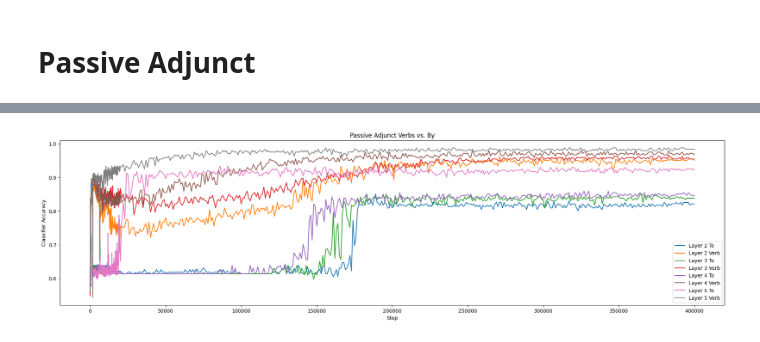
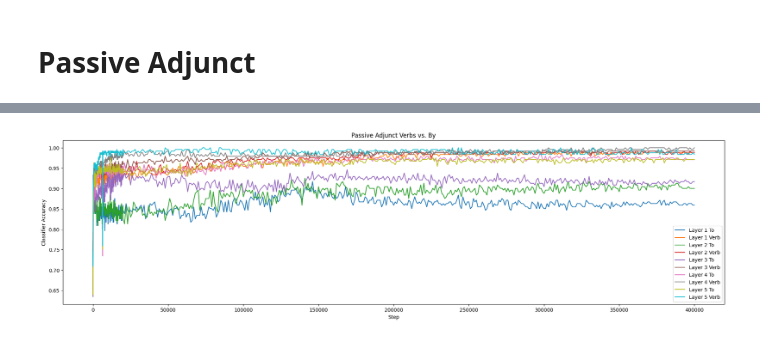
Before and after one commit to jasperjjian/abstraction, a Jupyter notebook: abstraction/analysis/plot.ipynb, the cells around one changed output, grey strips where cells are left out. Cells and saved outputs as stored; diff of their text form; code cells hidden in the pictures.

```diff
--- a/abstraction/analysis/plot.ipynb
+++ b/abstraction/analysis/plot.ipynb
@@ -18,7 +18,7 @@ def plot_training_curve(file_path, title, metric_name = "Accuracy", layers=None)
 
     plt.show()
 # %%
-def plot_pair_training_curve(target_path, dependent_path, title, metric_name = "Accuracy", layers=None):
+def plot_pair_training_curve(target_path, dependent_path, title, metric_name = "Accuracy", layers=None, x_max=None):
     df_target = pd.read_csv(target_path, sep="\t")
     df_dep = pd.read_csv(dependent_path, sep="\t")
     plt.figure(figsize=(24, 6))
@@ -28,15 +28,21 @@ def plot_pair_training_curve(target_path, dependent_path, title, metric_name = "
         if layers is not None and index not in layers:
             continue
         x_target, y_target = [int(x) for x in df_target.columns], row
+        if x_max is not None:
+            x_target = x_target[:x_max]
+            y_target = y_target[:x_max]
         spline = UnivariateSpline(x_target, y_target, s=0.1)
         y_smooth = spline(x_target)
-        plt.plot([int(x) for x in df_target.columns], row, label=f'Layer {index+1} To')
+        plt.plot(x_target, y_target, label=f'Layer {index} To')
         #plt.plot(x_target, y_smooth, label=f'Layer {index+1} Target')
 
         x_dependent, y_dependent = [int(x) for x in df_dep.columns], df_dep.iloc[index]
+        if x_max is not None:
+            x_dependent = x_dependent[:x_max]
+            y_dependent = y_dependent[:x_max]
         spline = UnivariateSpline(x_dependent, y_dependent)
         y_smooth = spline(x_dependent)
-        plt.plot([int(x) for x in df_dep.columns], df_dep.iloc[index], label=f'Layer {index+1} Verb')
+        plt.plot(x_dependent, y_dependent, label=f'Layer {index} Verb')
         #plt.plot(x_dependent, y_smooth, label=f'Layer {index+1} Dependent')
 
     plt.xlabel('Step')
@@ -72,4 +85,6 @@ plot_training_curve("/afs/cs.stanford.edu/u/jjian/projects/abstraction/results/e
 # %%
-plot_pair_training_curve("/afs/cs.stanford.edu/u/jjian/projects/abstraction/results/en_ewt/by/battlestar_small.by_adjunct.by_passive.target.tsv","/afs/cs.stanford.edu/u/jjian/projects/abstraction/results/en_ewt/by/battlestar_small.by_adjunct.by_passive.dependent.tsv", "Passive Adjunct Verbs vs. By", metric_name="Classifier Accuracy", layers=list(range(1, 5)))
+prep_results = "/afs/cs.stanford.edu/u/jjian/projects/abstraction/results/en_ewt/by/ridge_pca_20/battlestar_small.by_adjunct.by_passive.target.tsv"
+verb_results = "/afs/cs.stanford.edu/u/jjian/projects/abstraction/results/en_ewt/by/ridge_pca_20/battlestar_small.by_adjunct.by_passive.dependent.tsv"
+plot_pair_training_curve(prep_results, verb_results, "Passive Adjunct Verbs vs. By", metric_name="Classifier Accuracy", layers=list(range(1, 6)), x_max=None)
 # %% [output]
-[figure, old version]
+[figure, new version]
```
Also changed, not shown: parts of 6 cells of this notebook, 18 other files.
